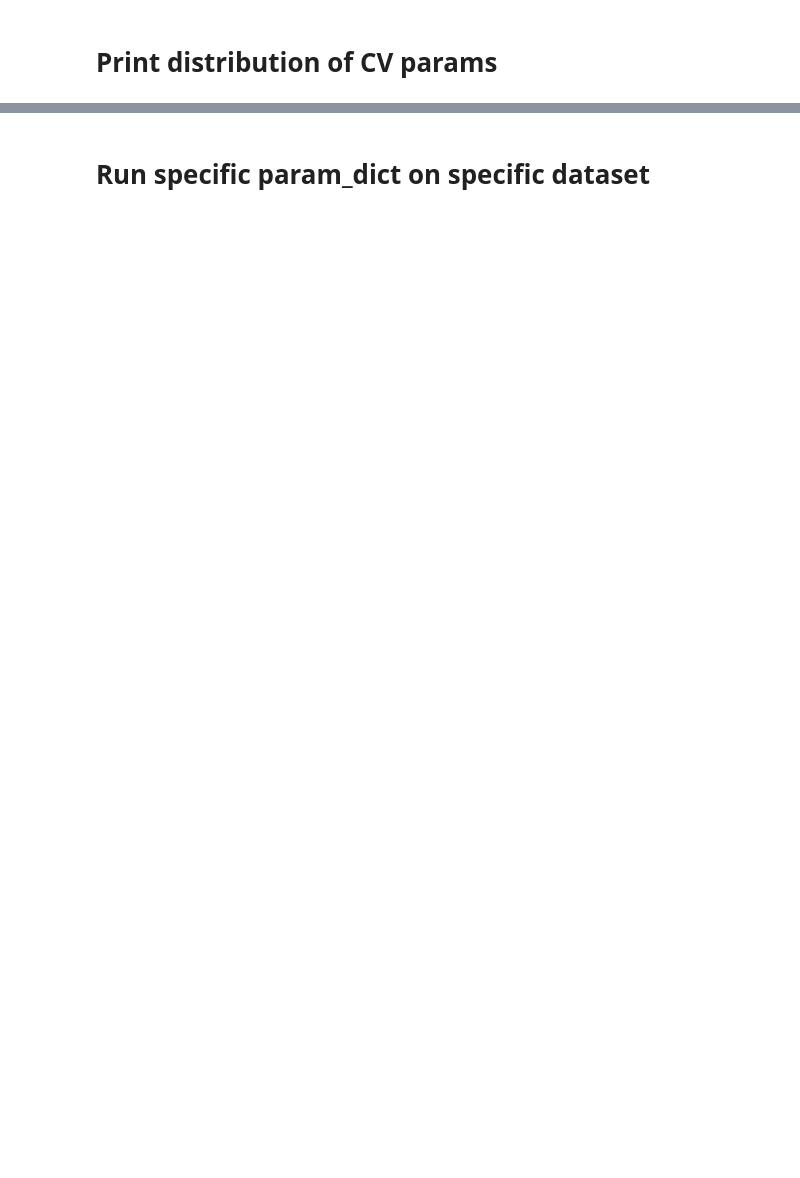
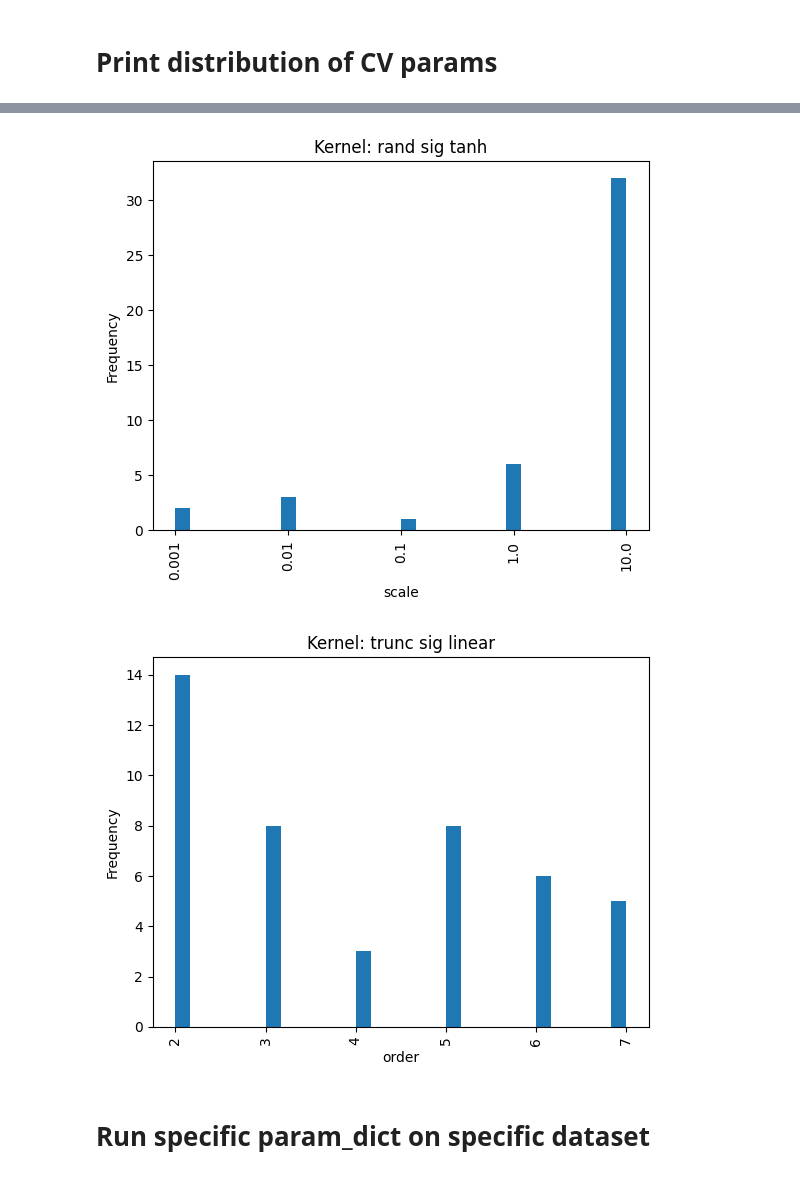
Before and after one commit to nikitazozoulenko/kernel-timeseries-anomaly-detection, a Jupyter notebook: print_results.ipynb, the cells around one changed output, grey strips where cells are left out. Drawn from its saved outputs; the diff is of its cells as text; code cells hidden in the pictures; blank space fills up the shorter version.

```diff
--- a/print_results.ipynb
+++ b/print_results.ipynb
@@ -22,26 +22,26 @@ cv_results = cv_UEA(
         # 'Heartbeat',                   # N_corpus = 102
         # 'LSST',                        # N_corpus = 176, N_train = 3000 ish
         # 'MotorImagery',                # N_corpus = 139
-        # 'PEMS-SF',                     # N_corpus = 38
+        'PEMS-SF',                     # N_corpus = 38
         # 'PhonemeSpectra',              # N_corpus = 85, N_train = 3000 ish
-        'RacketSports',                # N_corpus = 38
+        # 'RacketSports',                # N_corpus = 38
         # 'SelfRegulationSCP1',          # N_corpus = 134
         # 'SelfRegulationSCP2',          # N_corpus = 100
         ],
     kernel_names = [
-            "flat linear",
+            #"flat linear",
             # "flat rbf",
             # "flat poly",
             # "integral rbf",
-            # "integral poly",
-            "trunc sig linear",
+            "integral poly",
+            # "trunc sig linear",
             # "trunc sig rbf",
             # "pde sig rbf",
-            "rand sig tanh",
+            # "rand sig tanh",
             # "gak",
             # "reservoir",
         ],
-        k_folds=5,
+        k_folds=4,
         n_repeats=1,
         verbose=False,
         omit_alpha=True,
@@ -215,6 +263,9 @@ plot_cv_params_all_kernels(cv_results, "time")
 # %%
 plot_cv_params_single_kernel(cv_results, "scale", "rand sig tanh")
-plot_cv_params_single_kernel(cv_results, "order", "trunc sig rbf")
+plot_cv_params_single_kernel(cv_results, "order", "trunc sig linear")
+# %% [output]
+[figure, added]
+[figure, added]
 # %% [markdown]
 # Run specific param_dict on specific dataset
 # %%
```
Also changed, not shown: parts of 5 cells of this notebook, 24 other files.
